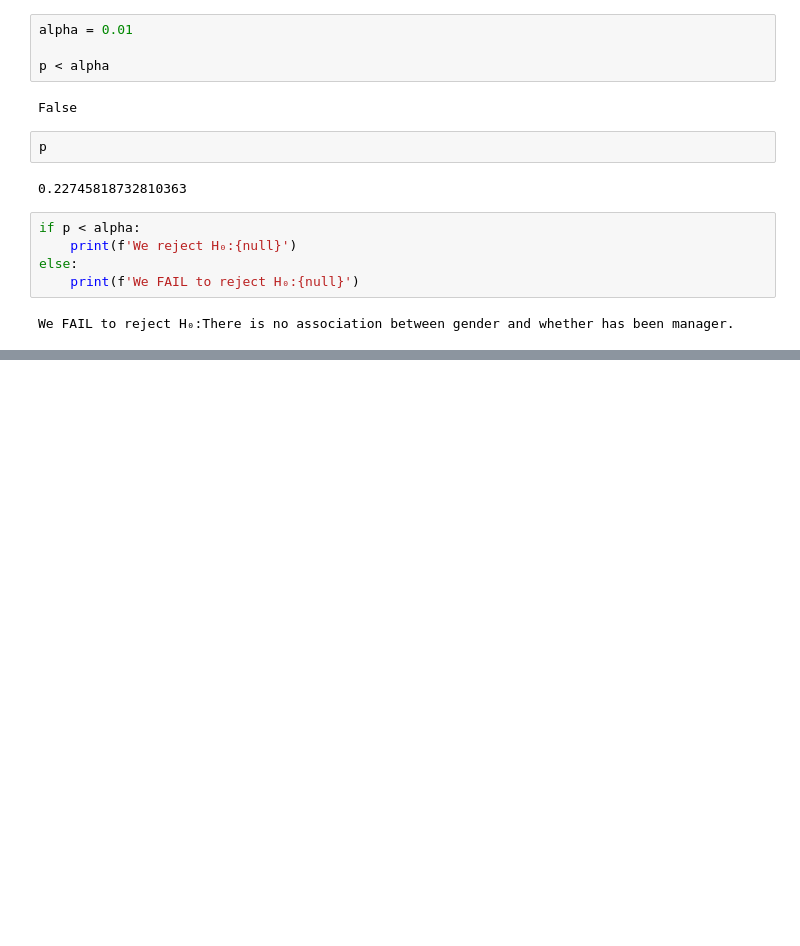
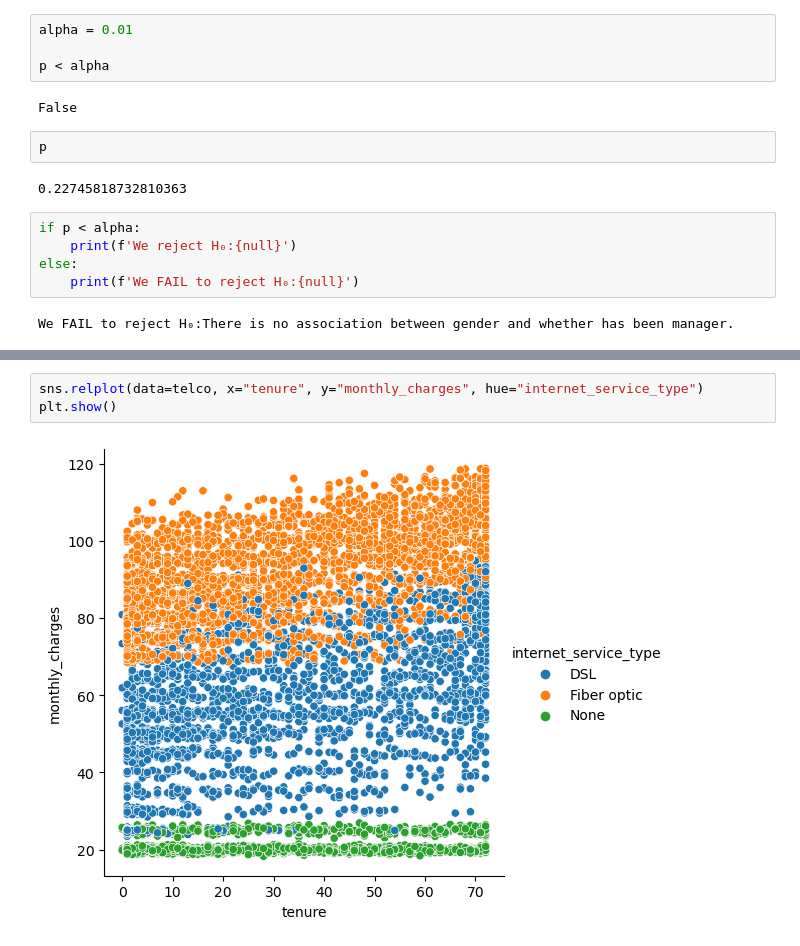
Before and after one commit to Segura-Jorge/statistics-exercises, a Jupyter notebook: hypothesis_testing.ipynb, the cells around one changed output, grey strips where cells are left out. Saved outputs shown, nothing was run; the diff lists cells and outputs as text; blank space fills up the shorter version.

```diff
--- a/hypothesis_testing.ipynb
+++ b/hypothesis_testing.ipynb
@@ -409,0 +740,5 @@ We FAIL to reject H₀:There is no association between gender and whether has be
+# %%
+sns.relplot(data=telco, x="tenure", y="monthly_charges", hue="internet_service_type")
+plt.show()
+# %% [output]
+[figure, added]
```
Also changed, not shown: parts of 61 cells of this notebook.
